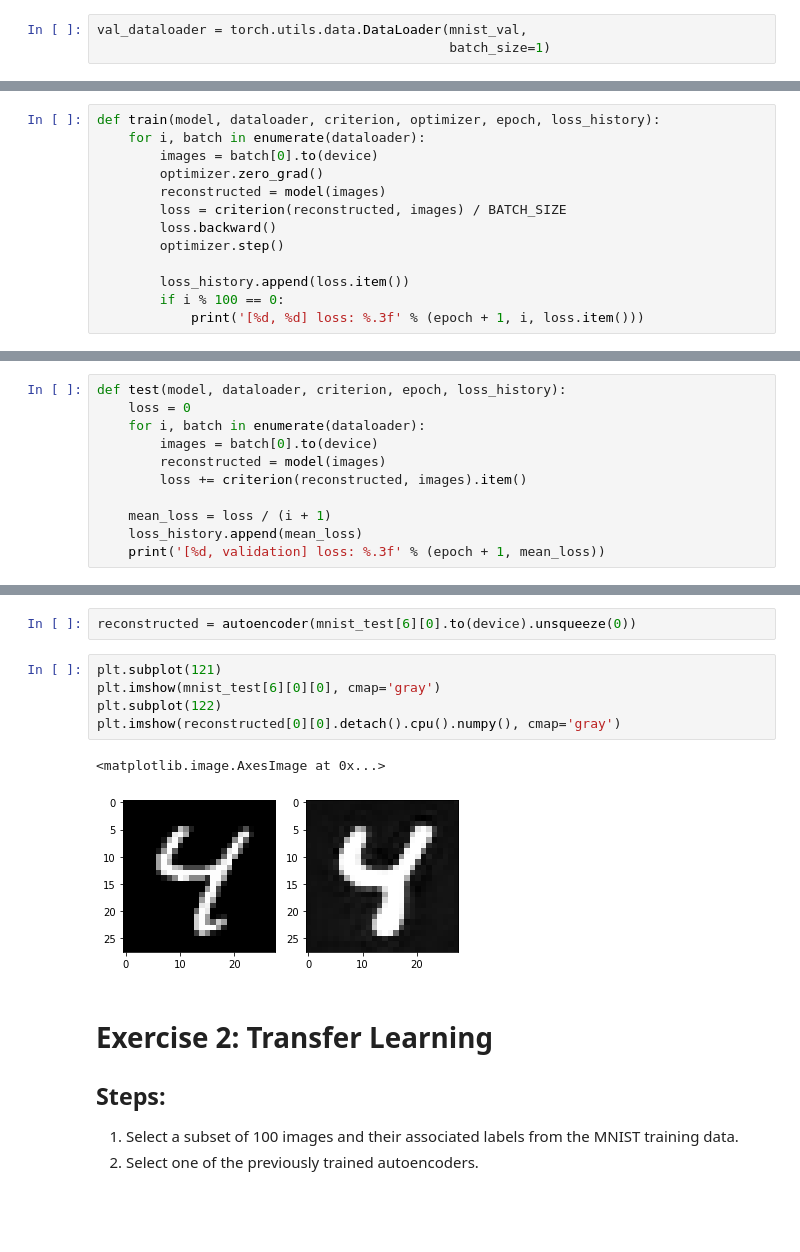
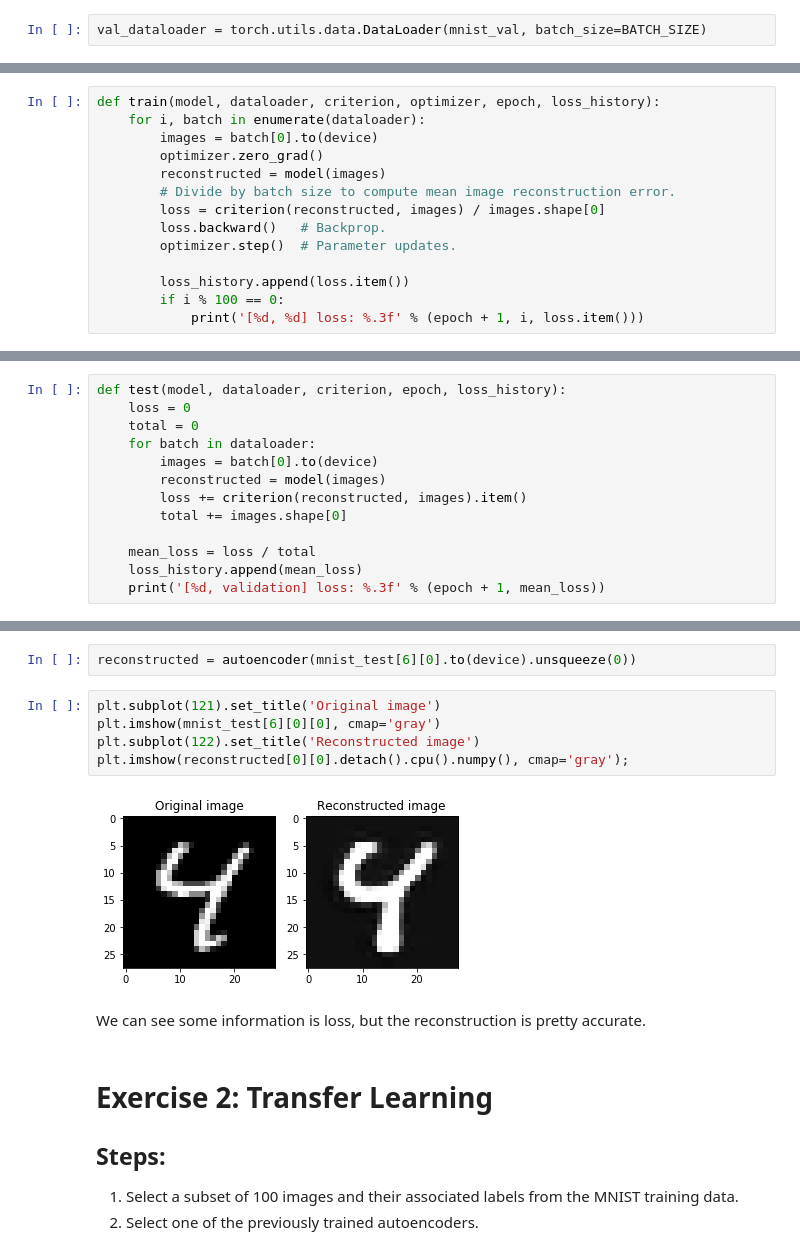
Before and after one commit to gio8tisu/DLAI-project, a Jupyter notebook: team08.ipynb, the cells around one changed output, grey strips where cells are left out. Cells and saved outputs as stored; diff of their text form; blank space fills up the shorter version.

Commit message:
Add comments and small changes
Change plots apperance. Correct validation curve scaling.

```diff
--- a/team08.ipynb
+++ b/team08.ipynb
@@ -325,5 +306,4 @@ train_dataloader = torch.utils.data.DataLoader(mnist_train,
                                                shuffle=True,
                                                num_workers=4)
 # %%
-val_dataloader = torch.utils.data.DataLoader(mnist_val,
-                                             batch_size=1)
+val_dataloader = torch.utils.data.DataLoader(mnist_val, batch_size=BATCH_SIZE)
@@ -351,9 +338,10 @@ def train(model, dataloader, criterion, optimizer, epoch, loss_history):
         images = batch[0].to(device)
         optimizer.zero_grad()
         reconstructed = model(images)
-        loss = criterion(reconstructed, images) / BATCH_SIZE
-        loss.backward()
-        optimizer.step()
+        # Divide by batch size to compute mean image reconstruction error.
+        loss = criterion(reconstructed, images) / images.shape[0]
+        loss.backward()   # Backprop.
+        optimizer.step()  # Parameter updates.
 
         loss_history.append(loss.item())
         if i % 100 == 0:
@@ -361,11 +351,13 @@ def train(model, dataloader, criterion, optimizer, epoch, loss_history):
 # %%
 def test(model, dataloader, criterion, epoch, loss_history):
     loss = 0
-    for i, batch in enumerate(dataloader):
+    total = 0
+    for batch in dataloader:
         images = batch[0].to(device)
         reconstructed = model(images)
         loss += criterion(reconstructed, images).item()
+        total += images.shape[0]
 
-    mean_loss = loss / (i + 1)
+    mean_loss = loss / total
     loss_history.append(mean_loss)
     print('[%d, validation] loss: %.3f' % (epoch + 1, mean_loss))
@@ -416,13 +428,14 @@ plt.legend();
 # %%
 reconstructed = autoencoder(mnist_test[6][0].to(device).unsqueeze(0))
 # %%
-plt.subplot(121)
+plt.subplot(121).set_title('Original image')
 plt.imshow(mnist_test[6][0][0], cmap='gray')
-plt.subplot(122)
-plt.imshow(reconstructed[0][0].detach().cpu().numpy(), cmap='gray')
+plt.subplot(122).set_title('Reconstructed image')
+plt.imshow(reconstructed[0][0].detach().cpu().numpy(), cmap='gray');
 # %% [output]
-<matplotlib.image.AxesImage at 0x...>
-[figure, old version]
+[figure, new version]
+# %% [markdown]
+We can see some information is loss, but the reconstruction is pretty accurate.
 # %% [markdown]
 # Exercise 2: Transfer Learning
 
```
Also changed, not shown: parts of 40 cells of this notebook.
